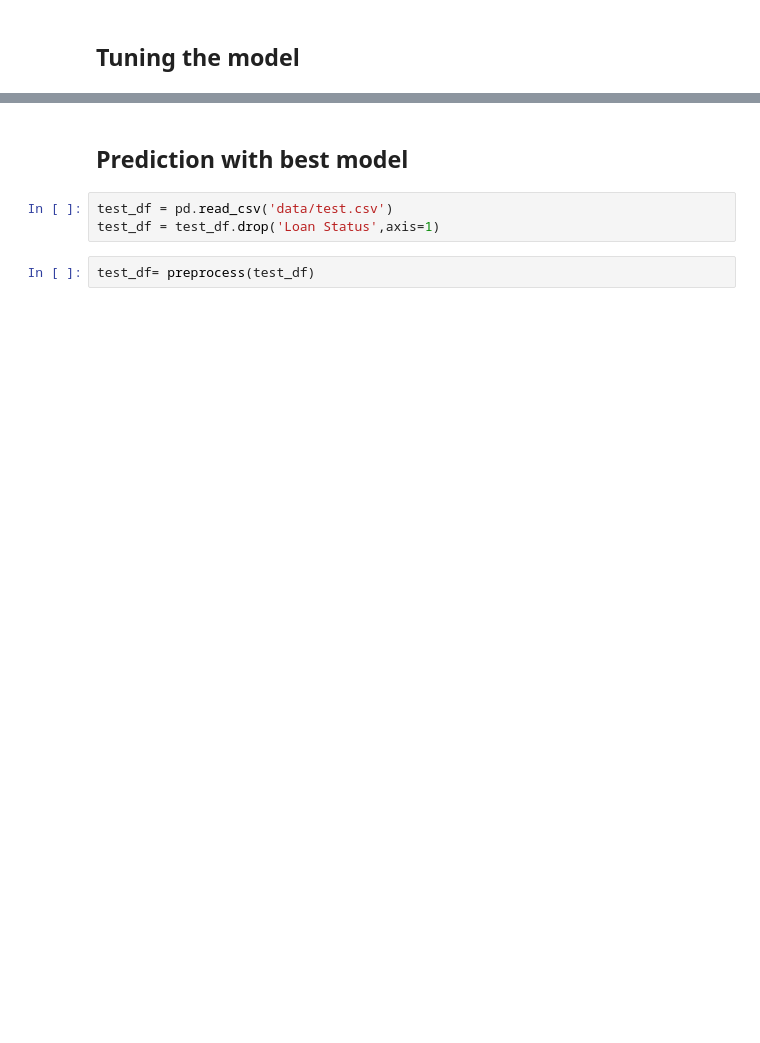
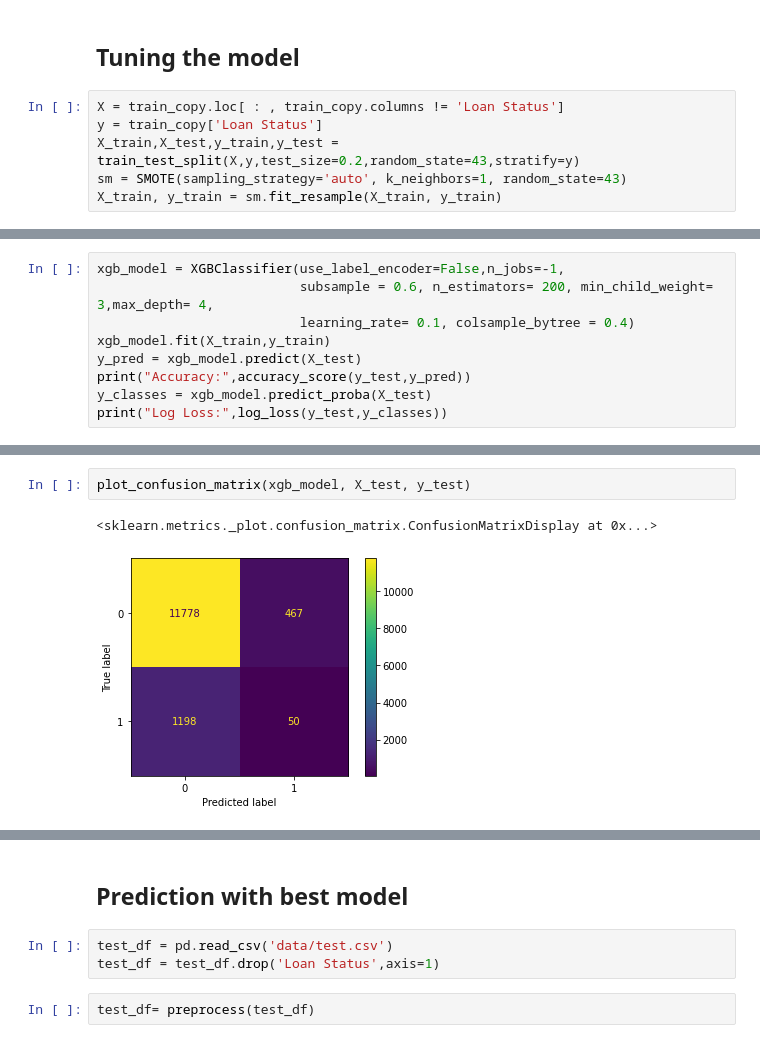
Before and after one commit to rparthas/data, a Jupyter notebook: zoomcamp/finalterm/model.ipynb, the cells around one changed output, grey strips where cells are left out. Saved outputs shown, nothing was run; the diff lists cells and outputs as text; blank space fills up the shorter version.

```diff
--- a/zoomcamp/finalterm/model.ipynb
+++ b/zoomcamp/finalterm/model.ipynb
@@ -548,2 +548,8 @@ plot_history(smote_history)
 # %% [markdown]
 ## Tuning the model
+# %%
+X = train_copy.loc[ : , train_copy.columns != 'Loan Status']
+y = train_copy['Loan Status']
+X_train,X_test,y_train,y_test = train_test_split(X,y,test_size=0.2,random_state=43,stratify=y)
+sm = SMOTE(sampling_strategy='auto', k_neighbors=1, random_state=43)
+X_train, y_train = sm.fit_resample(X_train, y_train)
@@ -549,0 +578,9 @@ plot_history(smote_history)
+# %%
+xgb_model = XGBClassifier(use_label_encoder=False,n_jobs=-1,
+                          subsample = 0.6, n_estimators= 200, min_child_weight= 3,max_depth= 4,
+                          learning_rate= 0.1, colsample_bytree = 0.4)
+xgb_model.fit(X_train,y_train)
+y_pred = xgb_model.predict(X_test)
+print("Accuracy:",accuracy_score(y_test,y_pred))
+y_classes = xgb_model.predict_proba(X_test)
+print("Log Loss:",log_loss(y_test,y_classes))
@@ -549,0 +591,5 @@ plot_history(smote_history)
+# %%
+plot_confusion_matrix(xgb_model, X_test, y_test)
+# %% [output]
+<sklearn.metrics._plot.confusion_matrix.ConfusionMatrixDisplay at 0x...>
+[figure, added]
```
Also changed, not shown: parts of 10 cells of this notebook, 1 other file.
